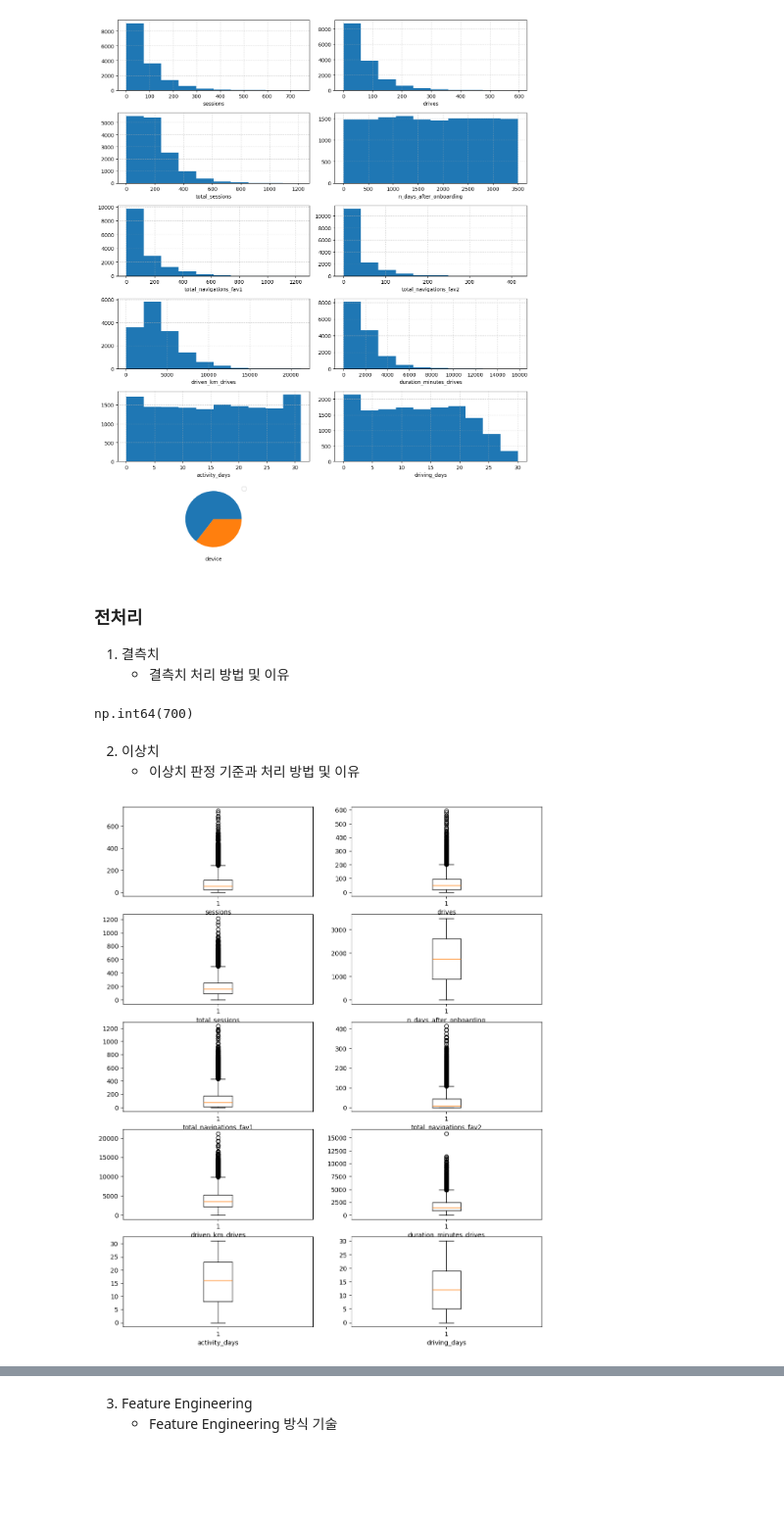
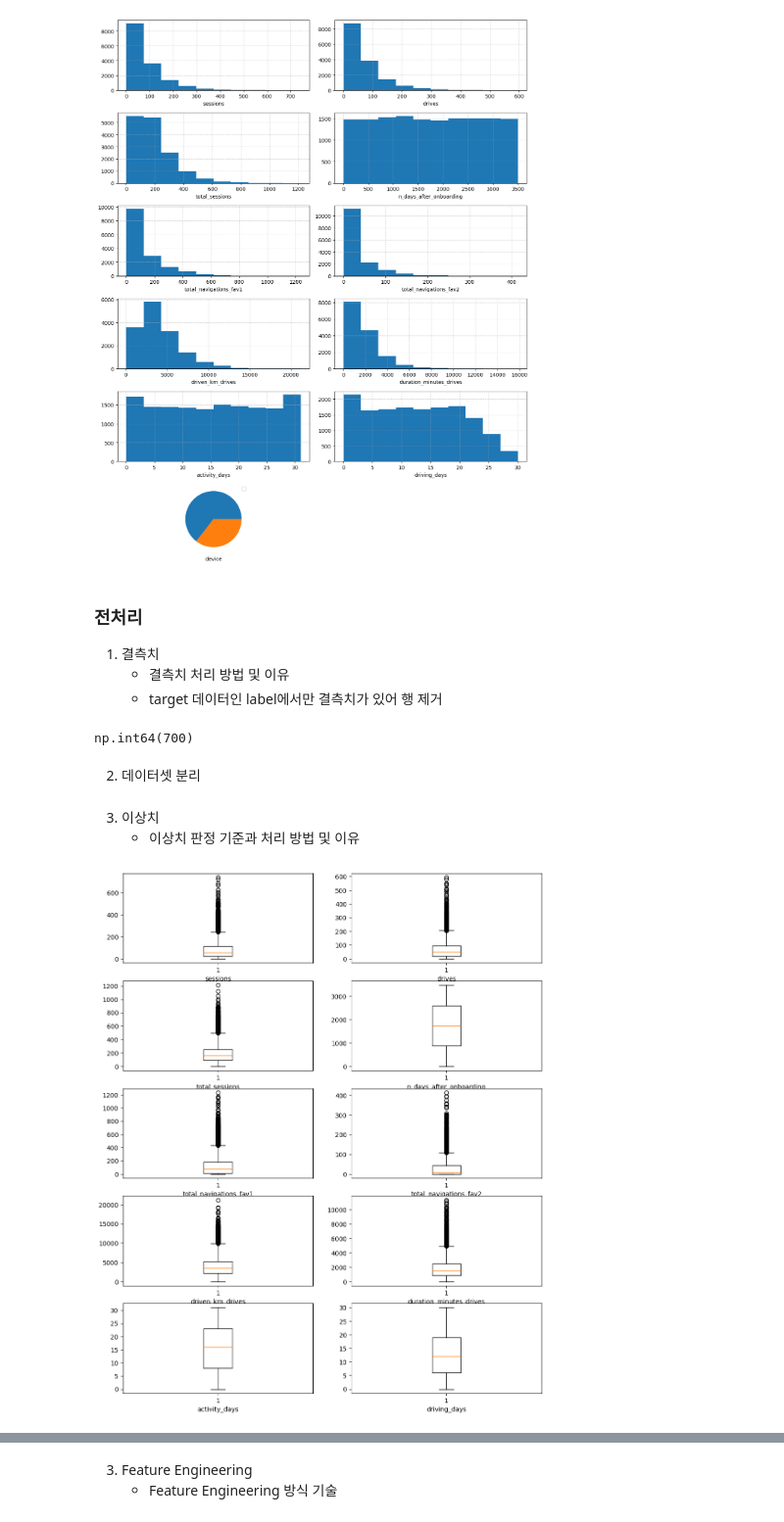
Before and after one commit to SKNETWORKS-FAMILY-AICAMP/SKN06-2nd-6Team, a Jupyter notebook: preprocess.ipynb, the cells around one changed output, grey strips where cells are left out. Shown: that part at 98% size. Drawn from its saved outputs; the diff is of its cells as text; code cells hidden in the pictures; blank space fills up the shorter version.

Commit message:
dataset split

```diff
--- a/preprocess.ipynb
+++ b/preprocess.ipynb
@@ -289,3 +190,4 @@ plt.show()
 ### 전처리
 1. 결측치
     - 결측치 처리 방법 및 이유
+    - target 데이터인 label에서만 결측치가 있어 행 제거
@@ -297,34 +194,43 @@ import numpy as np
-# %%
-data = pd.read_csv("data/waze_dataset.csv")
 # %%
 data["label"].isnull().sum()  # 제거
 # %% [output]
 np.int64(700)
 # %%
 data.dropna(inplace=True)
+# %% [markdown]
+2. 데이터셋 분리
+# %%
+from sklearn.model_selection import train_test_split
+
+X = data.drop("label", axis=1)
+y = data["label"]
+
+X_train, X_test, y_train, y_test = train_test_split(
+    X, y, stratify=y, test_size=0.2, random_state=0
+)
 # %% [markdown]
-2. 이상치
+3. 이상치
     - 이상치 판정 기준과 처리 방법 및 이유
 # %%
 plt.figure(figsize=(12, 15))
 columns = [
     "sessions",
     "drives",
     "total_sessions",
     "n_days_after_onboarding",
     "total_navigations_fav1",
     "total_navigations_fav2",
     "driven_km_drives",
     "duration_minutes_drives",
     "activity_days",
     "driving_days",
 ]
 for i, col in enumerate(columns):
     plt.subplot(5, 2, i + 1)
-    plt.boxplot(data[col])
+    plt.boxplot(X_train[col])
     plt.xlabel(col)
 # %% [output]
-[figure, old version]
+[figure, new version]
 # %%
 columns = [
     "sessions",
```
Also changed, not shown: parts of 18 cells of this notebook, 5 other files.
